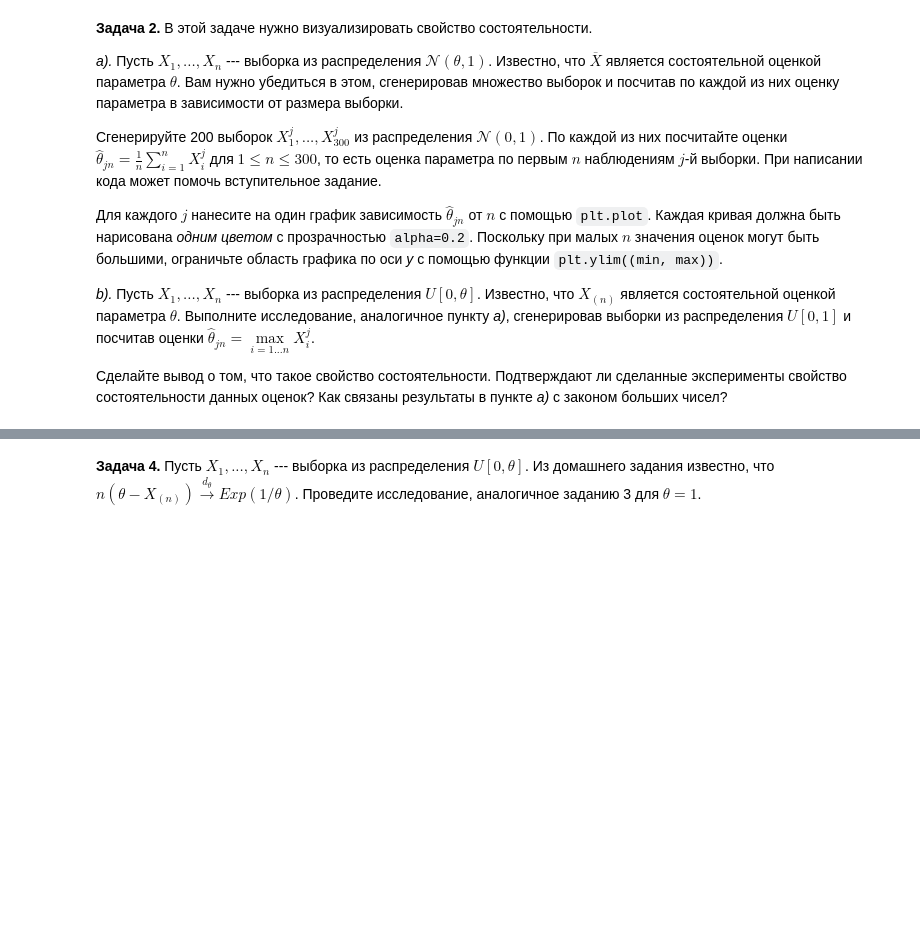
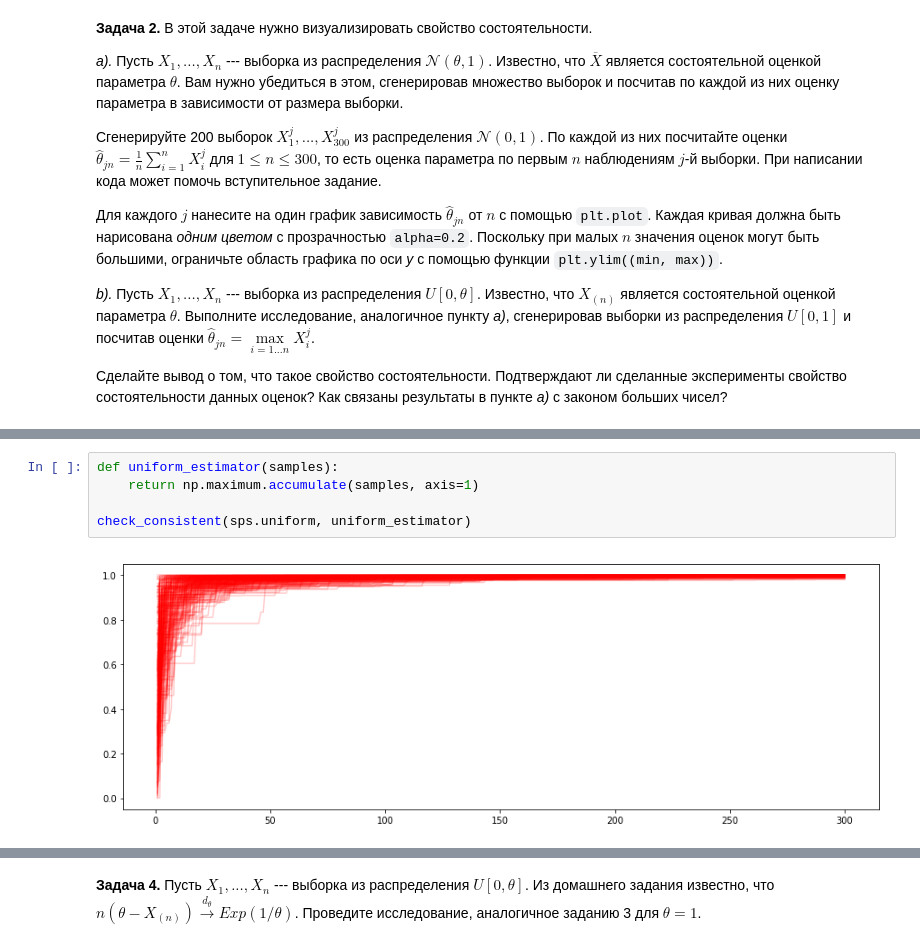
Before and after one commit to heorhii-bolotov/MIPT-Statistics, a Jupyter notebook: 2/2.30.ipynb, the cells around one changed output, grey strips where cells are left out. Saved outputs shown, nothing was run; the diff lists cells and outputs as text; blank space fills up the shorter version.

```diff
--- a/2/2.30.ipynb
+++ b/2/2.30.ipynb
@@ -83,0 +151,7 @@ plt.legend()
+# %%
+def uniform_estimator(samples):
+    return np.maximum.accumulate(samples, axis=1)
+
+check_consistent(sps.uniform, uniform_estimator)
+# %% [output]
+[figure, added]
```
Also changed, not shown: parts of 43 cells of this notebook, 1 other file.
